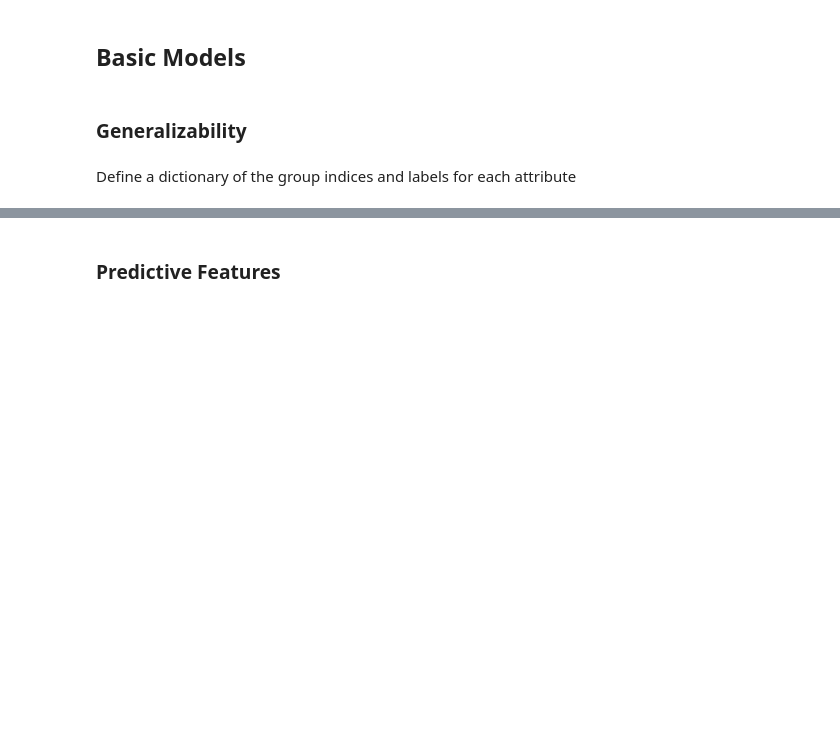
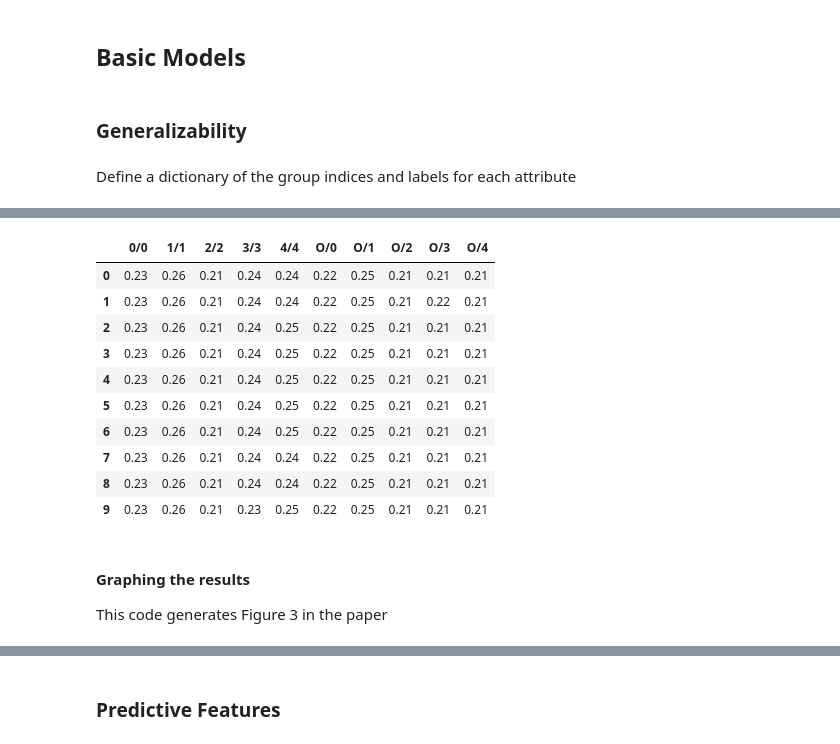
Before and after one commit to emotive-computing/Jensen-EDM-2019, a Jupyter notebook: EDM 2019 Results.ipynb, the cells around one changed output, grey strips where cells are left out. Saved outputs shown, nothing was run; the diff lists cells and outputs as text; code cells hidden in the pictures; blank space fills up the shorter version.

Commit message:
final version of results code

```diff
--- a/EDM 2019 Results.ipynb
+++ b/EDM 2019 Results.ipynb
@@ -613,34 +341,0 @@ enc = enc.fit(np.arange(7).reshape(-1,1))
-# %%
-statesP = ['Happiness','Hopefulness','Contentment','Pride','Pleasantness','Relief','Interest','Arousal','Engagement']
-statesN = ['Mind Wandering','Boredom','Confusion','Sadness','Frustration','Disappointment','Anxiety']
-states = [statesP,statesN]
-nFolds = 10
-scores = np.zeros((len(states),nFolds))
-for s1 in range(len(states)):
-    first = True
-    for s2 in range(len(states[s1])):
-        infile = '../Data (Algebra 1)/State data/'+states[s1][s2]+' averaged responses.csv'
-        statedf = filterByIndex(readData(infile), demographics_features.index)
-        demodf = filterByIndex(demographics_features,statedf.index)
-        clusters = kmeansDemographics.predict(demodf.values).reshape(-1,1)
-
-        if states[s1][s2] in ['Arousal','Mind Wandering','Pleasantness']:
-            unscaled = statedf['response']
-            scaled = pd.Series(survey_scaler.fit_transform(unscaled.values.reshape(-1,1)).reshape(len(unscaled)),index = unscaled.index)
-            statedf['response'] = scaled
-
-        if first:
-            groups = demodf.index.values
-            labels = statedf['response'].values
-            features = enc.transform(clusters)
-            first = False
-        else:
-            groups = np.append(groups,demodf.index.values)
-            labels = np.append(labels,statedf['response'].values)
-            features = np.append(features,enc.transform(clusters),axis=0)
-
-    kfold = GroupKFold(n_splits = nFolds)
-    for i, (train, test) in enumerate(kfold.split(features,labels,groups)):
-        predictions, _ = classify(features[train],labels[train],features[test])
-        rho = evaluateSpearman(predictions, labels[test])
-        scores[s1,i] = rho
@@ -726,0 +464,18 @@ scoresDemo['correlationN']
+# %%
+scoresUse['correlationP'].round(2)
+# %% [output]
+|  | 0/0 | 1/1 | 2/2 | 3/3 | 4/4 | O/0 | O/1 | O/2 | O/3 | O/4 |
+| 0 | 0.23 | 0.26 | 0.21 | 0.24 | 0.24 | 0.22 | 0.25 | 0.21 | 0.21 | 0.21 |
+| 1 | 0.23 | 0.26 | 0.21 | 0.24 | 0.24 | 0.22 | 0.25 | 0.21 | 0.22 | 0.21 |
+| 2 | 0.23 | 0.26 | 0.21 | 0.24 | 0.25 | 0.22 | 0.25 | 0.21 | 0.21 | 0.21 |
+| 3 | 0.23 | 0.26 | 0.21 | 0.24 | 0.25 | 0.22 | 0.25 | 0.21 | 0.21 | 0.21 |
+| 4 | 0.23 | 0.26 | 0.21 | 0.24 | 0.25 | 0.22 | 0.25 | 0.21 | 0.21 | 0.21 |
+| 5 | 0.23 | 0.26 | 0.21 | 0.24 | 0.25 | 0.22 | 0.25 | 0.21 | 0.21 | 0.21 |
+| 6 | 0.23 | 0.26 | 0.21 | 0.24 | 0.25 | 0.22 | 0.25 | 0.21 | 0.21 | 0.21 |
+| 7 | 0.23 | 0.26 | 0.21 | 0.24 | 0.24 | 0.22 | 0.25 | 0.21 | 0.21 | 0.21 |
+| 8 | 0.23 | 0.26 | 0.21 | 0.24 | 0.24 | 0.22 | 0.25 | 0.21 | 0.21 | 0.21 |
+| 9 | 0.23 | 0.26 | 0.21 | 0.23 | 0.25 | 0.22 | 0.25 | 0.21 | 0.21 | 0.21 |
+# %% [markdown]
+#### Graphing the results
+
+This code generates Figure 3 in the paper
```
Also changed, not shown: parts of 89 cells of this notebook.
